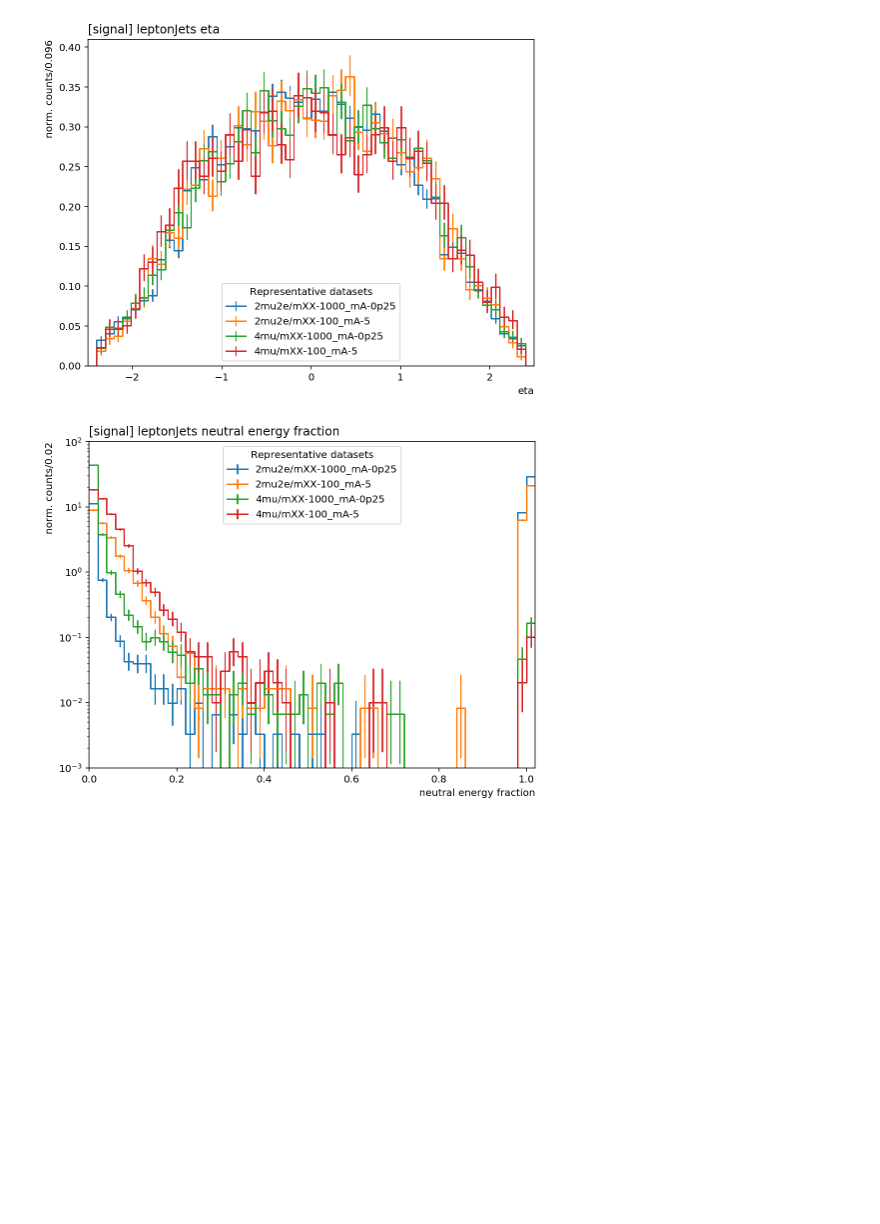
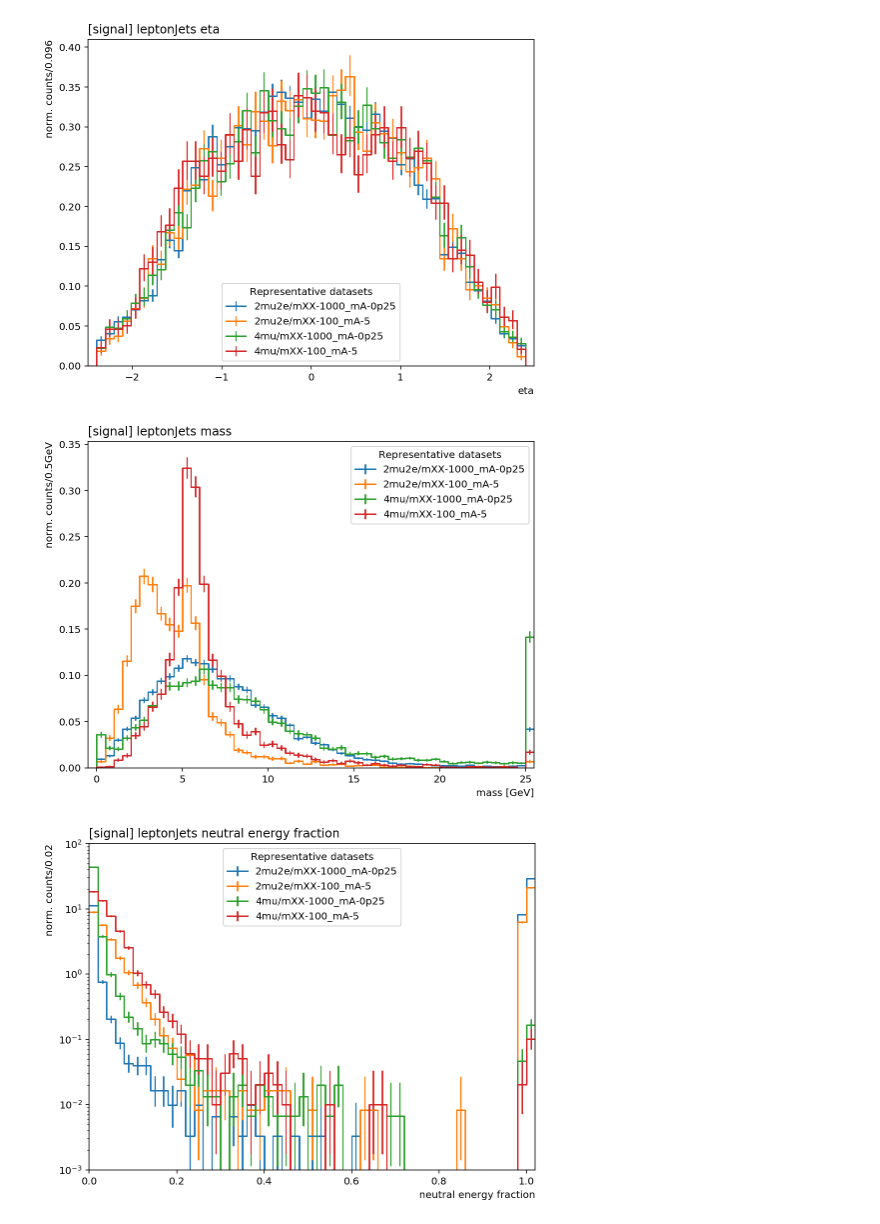
Before and after one commit to pietro14/FireHydrant, a Jupyter notebook: Notebooks/MC/Signal/variables_representativeparams.ipynb, the cells around one changed output. Saved outputs shown, nothing was run; the diff lists cells and outputs as text; code cells hidden in the pictures; blank space fills up the shorter version.

```diff
--- a/Notebooks/MC/Signal/variables_representativeparams.ipynb
+++ b/Notebooks/MC/Signal/variables_representativeparams.ipynb
@@ -180,6 +183,16 @@ ax.set_xlabel(ax.get_xlabel(), x=1.0, ha="right")
 ax.set_ylabel(ax.get_ylabel(), y=1.0, ha="right");
 # %% [output]
 [figure]
+# %%
+fig, ax = plt.subplots(figsize=(8,6))
+fig,ax,_ = hist.plot1d(output['mass'], overlay='dataset', ax=ax, density=True, overflow='all')
+
+# ax.set_yscale('log')
+ax.set_title('[signal] leptonJets mass', x=0.0, ha="left")
+ax.set_xlabel(ax.get_xlabel(), x=1.0, ha="right")
+ax.set_ylabel(ax.get_ylabel(), y=1.0, ha="right");
+# %% [output]
+[figure, added]
 # %%
 fig, ax = plt.subplots(figsize=(8,6))
 fig,ax,_ = hist.plot1d(output['nef'], overlay='dataset', ax=ax, density=True, overflow='over')
```
Also changed, not shown: parts of 2 cells of this notebook, 2 other files.
